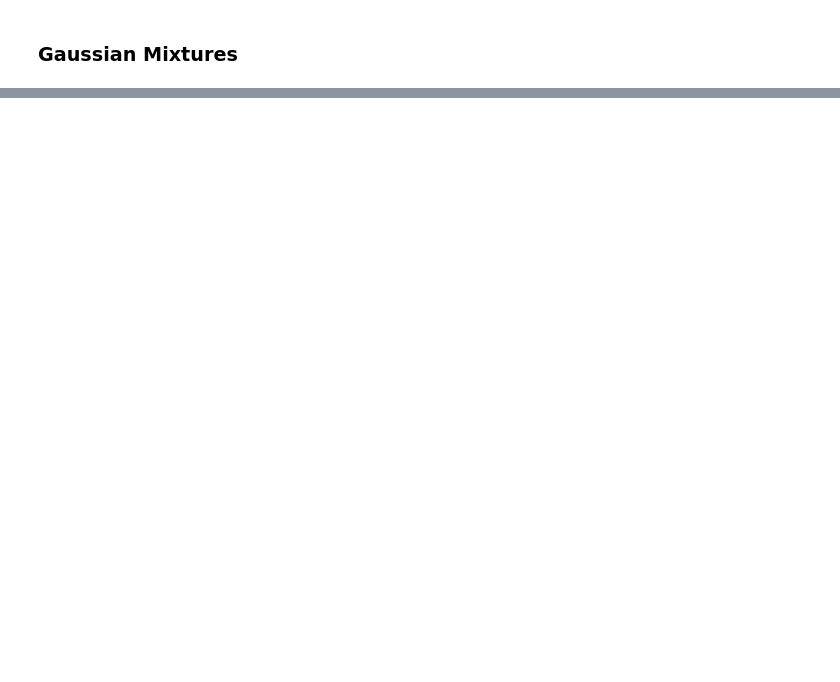
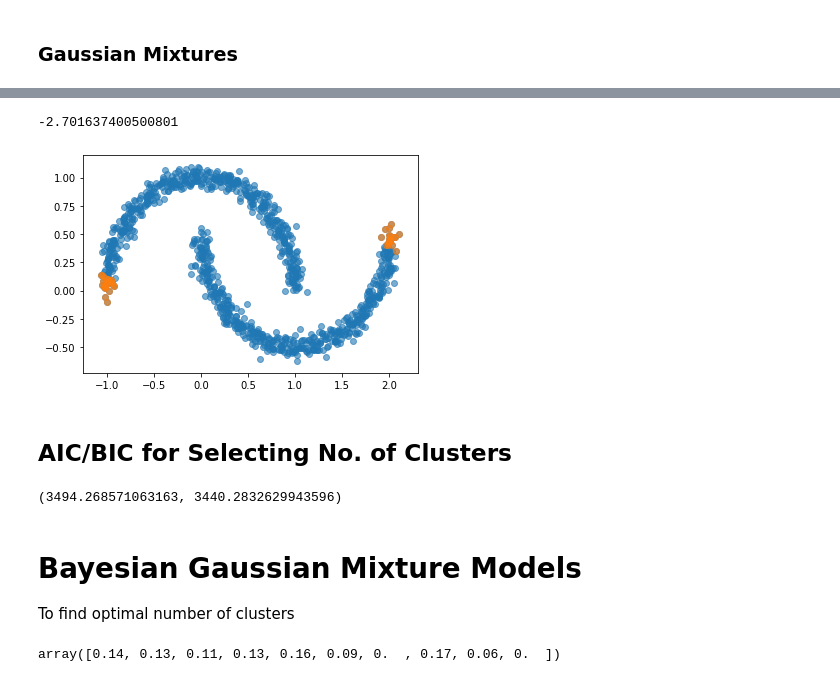
Before and after one commit to damiansp/neuralNet, a Jupyter notebook: python/handsOn/09_unsupervised/unsupervised_learning.py.ipynb, the cells around one changed output, grey strips where cells are left out. Saved outputs shown, nothing was run; the diff lists cells and outputs as text; code cells hidden in the pictures; blank space fills up the shorter version.

```diff
--- a/python/handsOn/09_unsupervised/unsupervised_learning.py.ipynb
+++ b/python/handsOn/09_unsupervised/unsupervised_learning.py.ipynb
@@ -351,0 +348,28 @@ array([-1.94876229, -0.08623872, -1.49569212, -1.98391825, -0.40924569,
+# %%
+densities = gm.score_samples(X)
+density_threshold = np.percentile(densities, 4)
+density_threshold
+# %% [output]
+-2.701637400500801
+# %%
+anomalies = X[densities < density_threshold]
+# %%
+plt.scatter(X[:, 0], X[:, 1], alpha=0.6)
+plt.scatter(anomalies[:, 0], anomalies[:, 1], alpha=0.6);
+# %% [output]
+[figure, added]
+# %% [markdown]
+## AIC/BIC for Selecting No. of Clusters
+# %%
+gm.bic(X), gm.aic(X)
+# %% [output]
+(3494.268571063163, 3440.2832629943596)
+# %% [markdown]
+# Bayesian Gaussian Mixture Models
+To find optimal number of clusters
+# %%
+bgm = BayesianGaussianMixture(n_components=10, n_init=10)
+bgm.fit(X)
+np.round(bgm.weights_, 2)
+# %% [output]
+array([0.14, 0.13, 0.11, 0.13, 0.16, 0.09, 0.  , 0.17, 0.06, 0.  ])
```
Also changed, not shown: parts of 17 cells of this notebook.
